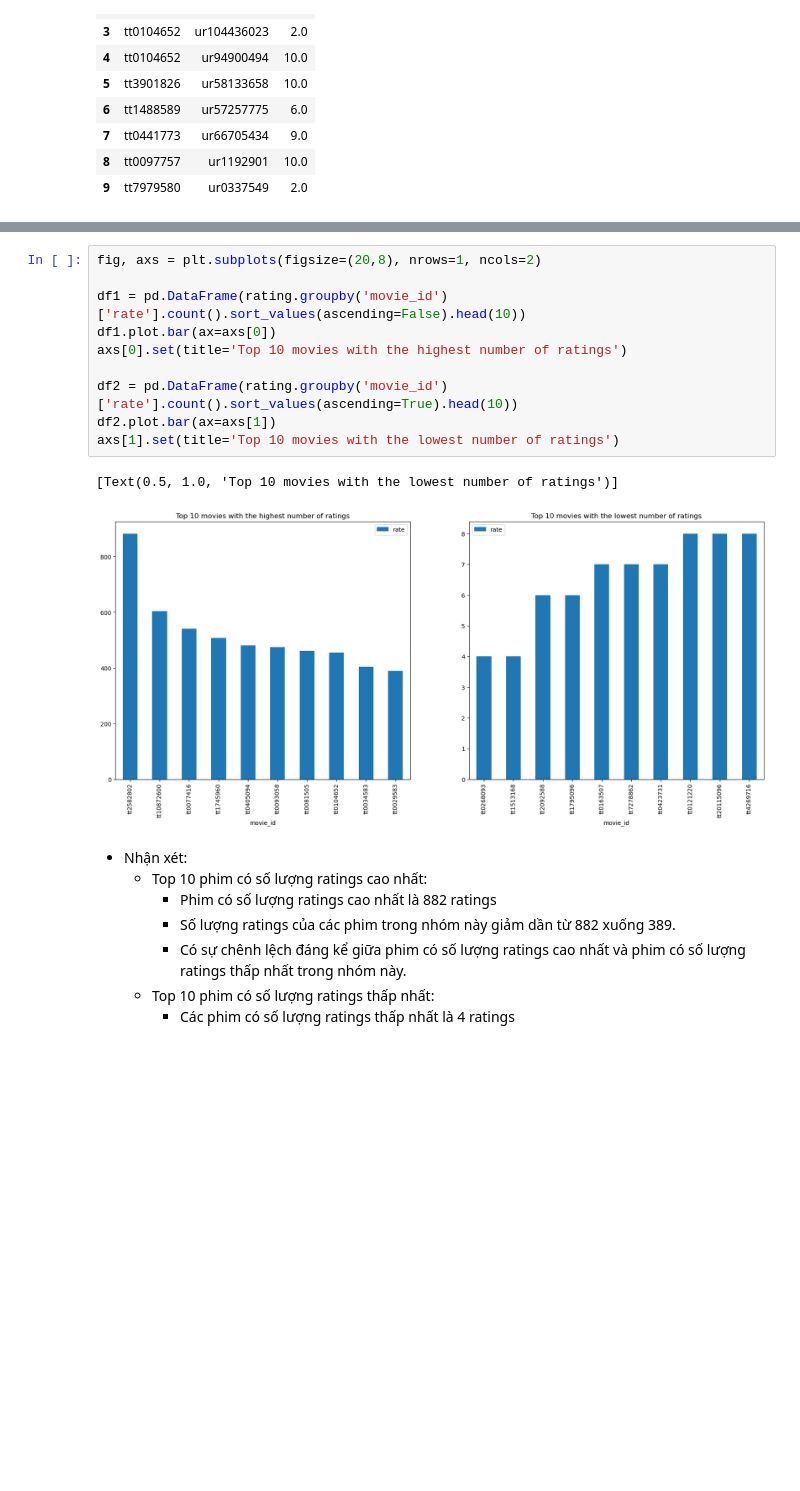
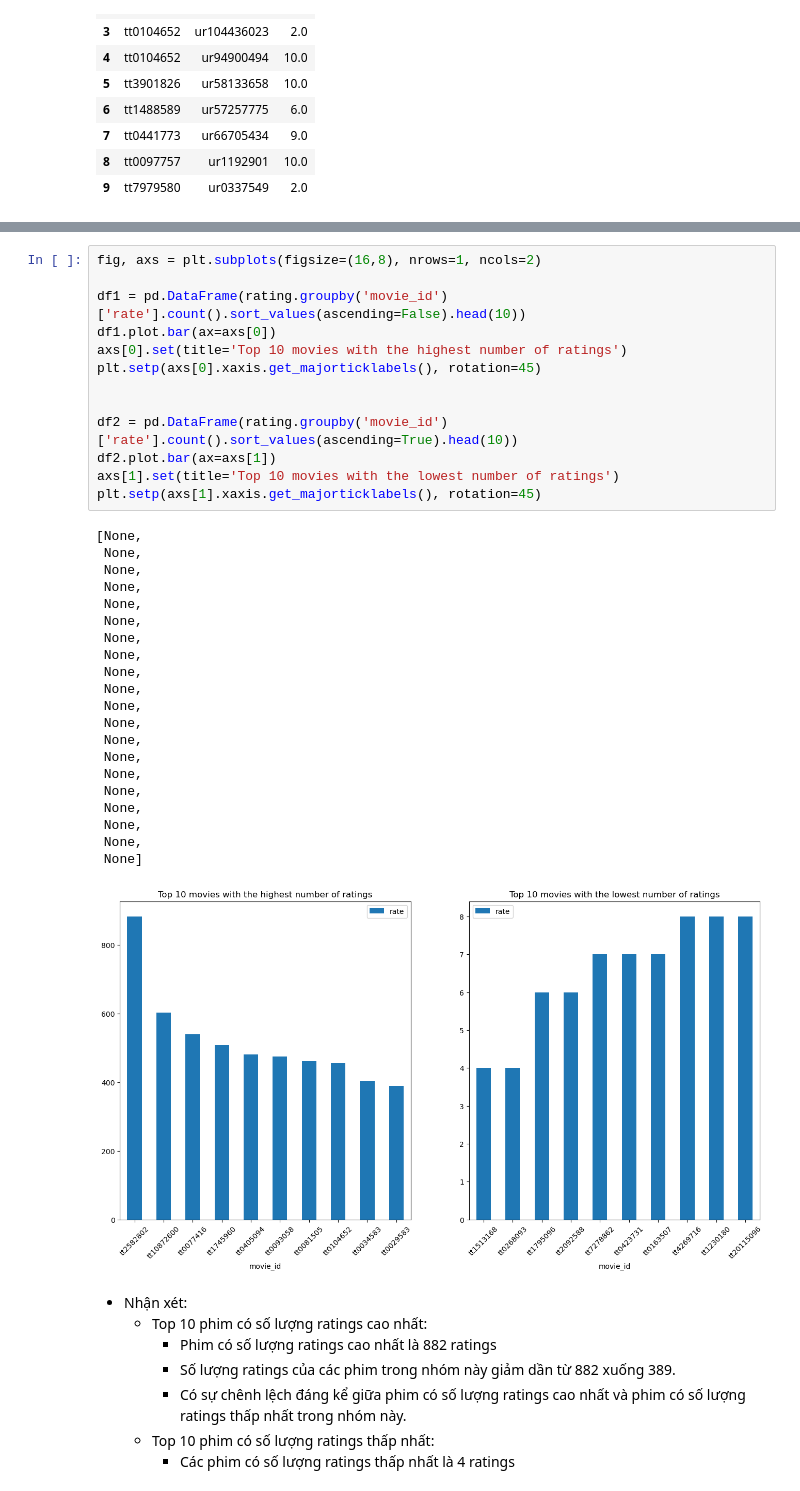
Before and after one commit to LeRon1605/movie-recommender-system, a Jupyter notebook: visualize-data/data-visualisation.ipynb, the cells around one changed output, grey strips where cells are left out. Cells and saved outputs as stored; diff of their text form; blank space fills up the shorter version.

```diff
--- a/visualize-data/data-visualisation.ipynb
+++ b/visualize-data/data-visualisation.ipynb
@@ -98,18 +84,40 @@ axs[1].set(title='Top 10 Users with the lowest number of ratings')
         - Sự chênh lệch về số lượng ratings giữa hai nhóm là rất rõ rệt.
         - Nhóm "Top người dùng có số lượng ratings cao nhất" quyết định đến kết quả và dữ liệu tổng thể vì có sự đa dạng và số lượng ratings lớn.
 # %%
-fig, axs = plt.subplots(figsize=(20,8), nrows=1, ncols=2)
+fig, axs = plt.subplots(figsize=(16,8), nrows=1, ncols=2)
 
 df1 = pd.DataFrame(rating.groupby('movie_id')['rate'].count().sort_values(ascending=False).head(10))
 df1.plot.bar(ax=axs[0])
 axs[0].set(title='Top 10 movies with the highest number of ratings')
+plt.setp(axs[0].xaxis.get_majorticklabels(), rotation=45)
+
 
 df2 = pd.DataFrame(rating.groupby('movie_id')['rate'].count().sort_values(ascending=True).head(10))
 df2.plot.bar(ax=axs[1])
 axs[1].set(title='Top 10 movies with the lowest number of ratings')
+plt.setp(axs[1].xaxis.get_majorticklabels(), rotation=45)
 # %% [output]
-[Text(0.5, 1.0, 'Top 10 movies with the lowest number of ratings')]
+[None,
+ None,
+ None,
+ None,
+ None,
+ None,
+ None,
+ None,
+ None,
+ None,
+ None,
+ None,
+ None,
+ None,
+ None,
+ None,
+ None,
+ None,
+ None,
+ None]
-[figure, old version]
+[figure, new version]
 # %% [markdown]
 - Nhận xét:
     + Top 10 phim có số lượng ratings cao nhất:
```
Also changed, not shown: parts of 28 cells of this notebook, 10 other files.
